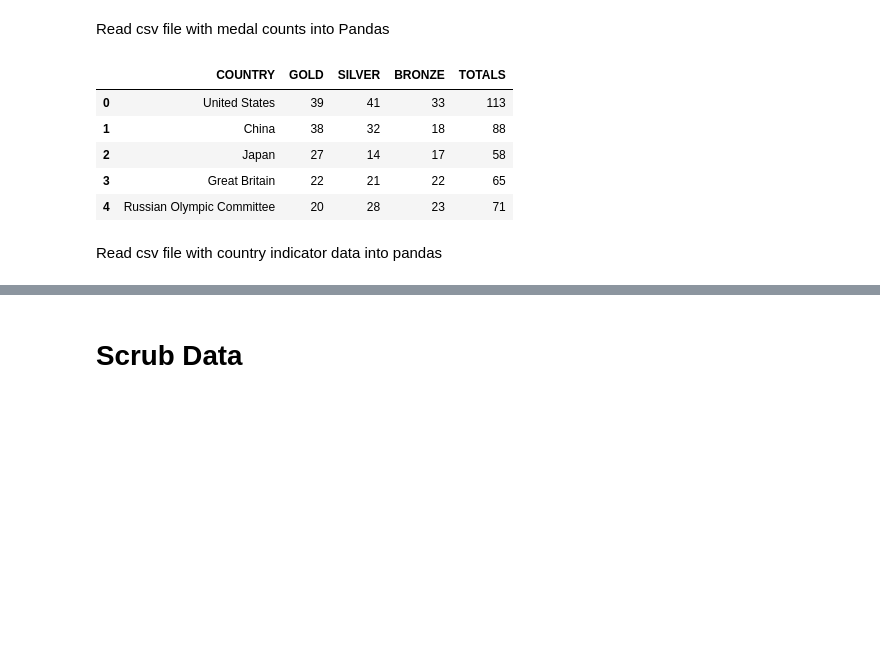
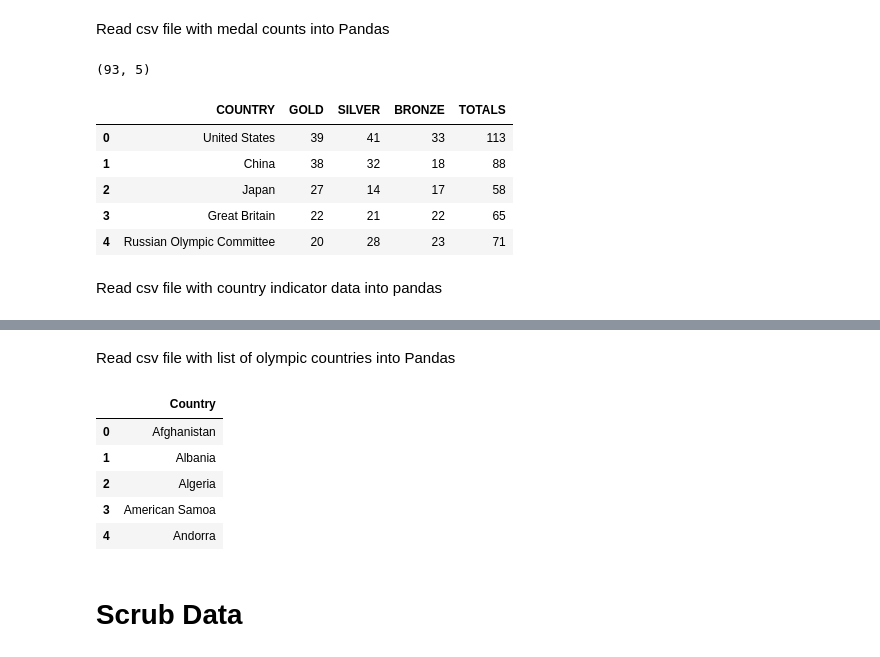
Before and after one commit to blantj/olympic_medal_classification, a Jupyter notebook: Modeling.ipynb, the cells around one changed output, grey strips where cells are left out. Cells and saved outputs as stored; diff of their text form; code cells hidden in the pictures; blank space fills up the shorter version.

```diff
--- a/Modeling.ipynb
+++ b/Modeling.ipynb
@@ -8,8 +9,10 @@ import pandas as pd
 Read csv file with medal counts into Pandas
 # %%
 medals_df = pd.read_csv('Data/medals.csv')
+print(medals_df.shape)
 medals_df.head()
 # %% [output]
+(93, 5)
 |  | COUNTRY | GOLD | SILVER | BRONZE | TOTALS |
 | 0 | United States | 39 | 41 | 33 | 113 |
 | 1 | China | 38 | 32 | 18 | 88 |
@@ -28,5 +31,17 @@ indicators_df.head()
 | 2 | Africa Western and Central | 4.004790 | 3995.039927 | NaN | 3.03285 | ... |
 | 3 | Albania | 5.262714 | 13295.410885 | 33.2 | 3.94576 | ... |
 | 4 | Algeria | 6.218427 | 10681.679297 | 27.6 | 6.10036 | ... |
+# %% [markdown]
+Read csv file with list of olympic countries into Pandas
+# %%
+countries_df = pd.read_csv('Data/olympic_countries.csv')
+countries_df.head()
+# %% [output]
+|  | Country |
+| 0 | Afghanistan |
+| 1 | Albania |
+| 2 | Algeria |
+| 3 | American Samoa |
+| 4 | Andorra |
 # %% [markdown]
 # Scrub Data
```
Also changed, not shown: parts of 5 cells of this notebook, 4 other files.
